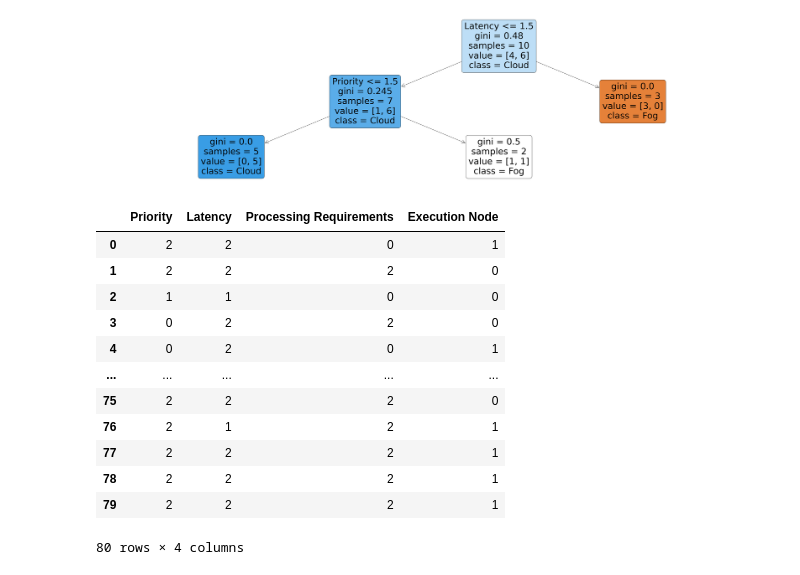
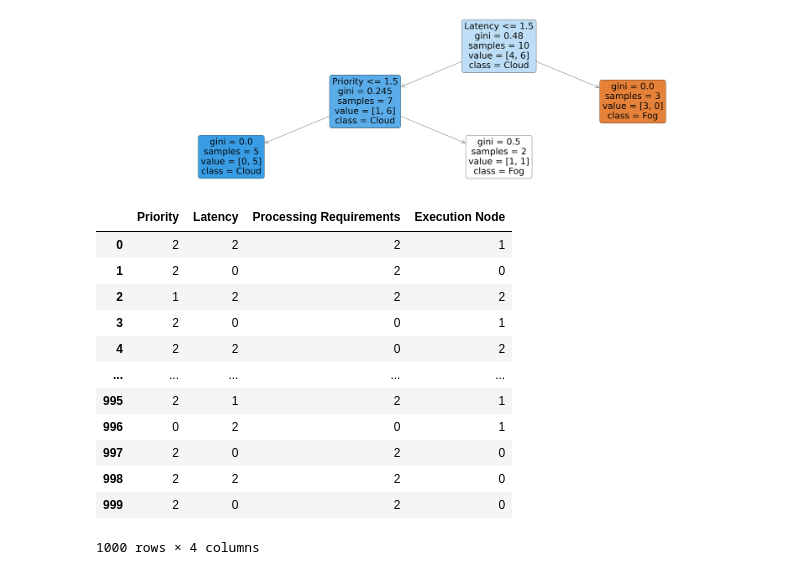
Before and after one commit to rushaan105gandhi/MPTC-Module-Task-Scheduling, a Jupyter notebook: task_priority.ipynb, the cells around one changed output. Saved outputs shown, nothing was run; the diff lists cells and outputs as text; code cells hidden in the pictures.

```diff
--- a/task_priority.ipynb
+++ b/task_priority.ipynb
@@ -230,37 +232,37 @@ plt.show()
 # %%
 # Generate a synthetic dataset with 1000 samples and categorical features
 X_synthetic, y_synthetic = make_classification(
     n_samples=1000,
     n_features=3,  # Number of features
     n_informative=3,  # Number of informative features (all features are informative)
     n_redundant=0,  # Number of redundant features
-    n_classes=2,  # Number of classes
+    n_classes=3,  # Number of classes (to match the number of unique values in categorical features)
     random_state=42
 )
 
 # Convert synthetic features to categorical values
 label_encoder = LabelEncoder()
 X_synthetic_categorical = pd.DataFrame(X_synthetic, columns=['Priority', 'Latency', 'Processing Requirements'])
 X_synthetic_categorical['Priority'] = label_encoder.fit_transform(pd.cut(X_synthetic_categorical['Priority'], bins=3, labels=['Low', 'Medium', 'High']))
 X_synthetic_categorical['Latency'] = label_encoder.fit_transform(pd.cut(X_synthetic_categorical['Latency'], bins=3, labels=['Low', 'Medium', 'High']))
 X_synthetic_categorical['Processing Requirements'] = label_encoder.fit_transform(pd.cut(X_synthetic_categorical['Processing Requirements'], bins=3, labels=['Low', 'Medium', 'High']))
 
 # Create a DataFrame from the synthetic categorical data
 synthetic_categorical_df = pd.concat([X_synthetic_categorical, pd.Series(y_synthetic, name='Execution Node')], axis=1)
 
 # Display the first few rows of the synthetic categorical dataset
-synthetic_categorical_df.head(80)
+synthetic_categorical_df.head(1000)
 # %% [output]
 |  | Priority | Latency | Processing Requirements | Execution Node |
-| 0 | 2 | 2 | 0 | 1 |
-| 1 | 2 | 2 | 2 | 0 |
-| 2 | 1 | 1 | 0 | 0 |
-| 3 | 0 | 2 | 2 | 0 |
-| 4 | 0 | 2 | 0 | 1 |
+| 0 | 2 | 2 | 2 | 1 |
+| 1 | 2 | 0 | 2 | 0 |
+| 2 | 1 | 2 | 2 | 2 |
+| 3 | 2 | 0 | 0 | 1 |
+| 4 | 2 | 2 | 0 | 2 |
 | ... | ... | ... | ... | ... |
-| 75 | 2 | 2 | 2 | 0 |
-| 76 | 2 | 1 | 2 | 1 |
-| 77 | 2 | 2 | 2 | 1 |
-| 78 | 2 | 2 | 2 | 1 |
-| 79 | 2 | 2 | 2 | 1 |
+| 995 | 2 | 1 | 2 | 1 |
+| 996 | 0 | 2 | 0 | 1 |
+| 997 | 2 | 0 | 2 | 0 |
+| 998 | 2 | 2 | 2 | 0 |
+| 999 | 2 | 0 | 2 | 0 |
-80 rows × 4 columns
+1000 rows × 4 columns
```
Also changed, not shown: parts of 2 cells of this notebook.
